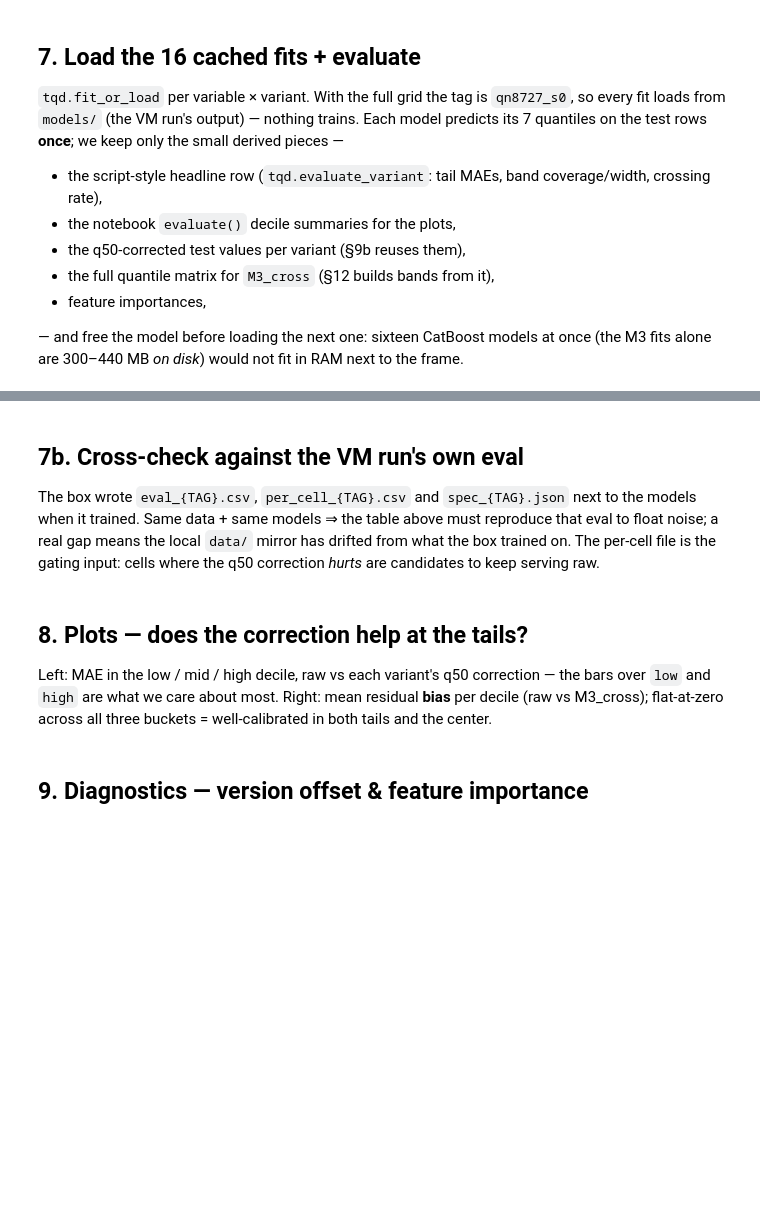
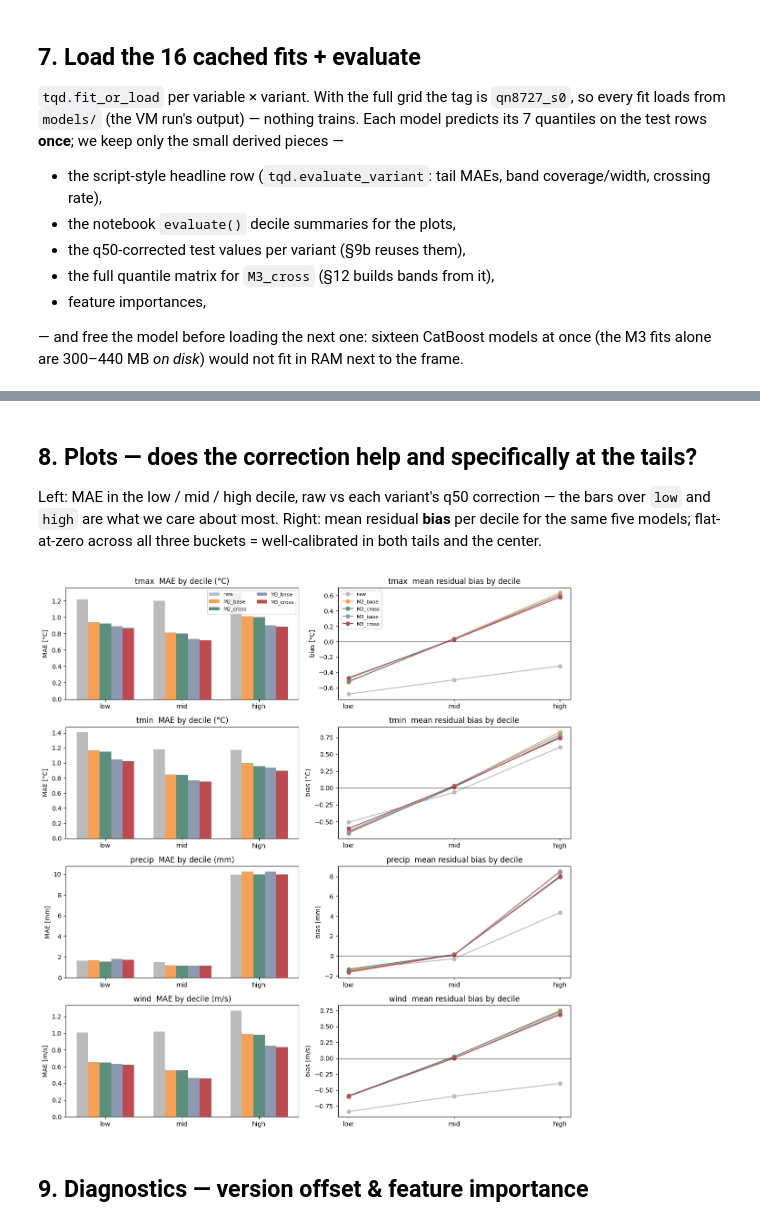
Before and after one commit to theitush/WeatherBaseline, a Jupyter notebook: scripts/bias_study/ml_debias.ipynb, the cells around one changed output, grey strips where cells are left out. Drawn from its saved outputs; the diff is of its cells as text; code cells hidden in the pictures; blank space fills up the shorter version.

```diff
--- a/scripts/bias_study/ml_debias.ipynb
+++ b/scripts/bias_study/ml_debias.ipynb
@@ -193,11 +230,12 @@ the frame.
 RETRAIN = False    # True = refit even where a cached .cbm exists (slow!)
 TAG = f'qn{df.key.nunique()}_s{SEED}'
 print(f'tag: {TAG}')
+LO90, HI90 = tqd.BANDS['90']   # q05/q95 column indices in the (n, 7) quantile matrix
 
 results = {}         # results[var]['raw' | variant] = evaluate() decile summary
 headline_rows = []   # script-style rows from tqd.evaluate_variant
 q50_corrected = {}   # q50_corrected[var][variant] = corrected test values (float32)
-band_preds = {}      # band_preds[var] = M3_cross (n_test, 7) quantile matrix (float32)
+band_preds = {}      # band_preds[var][variant] = sorted (n_test, 2) [q05, q95] float32
 importances = {}     # importances[(var, variant)] = feature-importance Series
 test_by_var = {}     # per-var test frame, reused by §9b/§12
 
@@ -209,7 +247,7 @@ for var in VARS:
     keep_cols = list(dict.fromkeys(
         feature_cols(var_name, with_cell=True, with_cross=True)
         + [era5_col(var_name), f'bias_{var_name}', f'dec_{var_name}',
-           f'dec1_{var_name}', 'date', 'season', 'role']))
+           f'dec1_{var_name}', f'fdec_{var_name}', 'date', 'season', 'role']))
     var_df = df.loc[df[f'bias_{var_name}'].notna(), keep_cols]
     train = var_df[var_df.role == 'train']
     val   = var_df[var_df.role == 'val']
@@ -232,9 +270,9 @@ for var in VARS:
         if nonneg:
             corrected = np.clip(corrected, 0, None)
         q50_corrected[var_name][variant] = corrected.astype(np.float32)
-        if variant == 'M3_cross':
-            band_preds[var_name] = quantile_preds.astype(np.float32)
-        del model, quantile_preds, corrected
+        band_sorted = np.sort(quantile_preds, axis=1)          # sort cols -> no crossing
+        band_preds.setdefault(var_name, {})[variant] = band_sorted[:, [LO90, HI90]].astype(np.float32)
+        del model, quantile_preds, corrected, band_sorted
         gc.collect()                    # the big M3 fits must not stack up
     test_by_var[var_name] = test
     del var_df, train, val
@@ -251,9 +306,0 @@ print(headline[column_order].round(3).to_string(index=False))
-# %% [markdown]
-## 7b. Cross-check against the VM run's own eval
-
-The box wrote `eval_{TAG}.csv`, `per_cell_{TAG}.csv` and `spec_{TAG}.json` next
-to the models when it trained. Same data + same models ⇒ the table above must
-reproduce that eval to float noise; a real gap means the local `data/` mirror
-has drifted from what the box trained on. The per-cell file is the gating
-input: cells where the q50 correction *hurts* are candidates to keep serving
-raw.
@@ -293,34 +307,35 @@ else:
 # %% [markdown]
-## 8. Plots — does the correction help **at the tails**?
+## 8. Plots — does the correction help and specifically **at the tails**?
 
 Left: MAE in the low / mid / high decile, raw vs each variant's q50 correction
 — the bars over `low` and `high` are what we care about most. Right: mean
-residual **bias** per decile (raw vs M3_cross); flat-at-zero across all three
-buckets = well-calibrated in both tails and the center.
+residual **bias** per decile for the same five models; flat-at-zero across all
+three buckets = well-calibrated in both tails and the center.
 # %%
 deciles = ['low', 'mid', 'high']
-model_names = ['raw', 'M2_base', 'M2_cross', 'M3_base', 'M3_cross']
-colors = {'raw': '#bbb', 'M2_base': '#f4a259', 'M2_cross': '#5b8e7d',
-          'M3_base': '#8d99ae', 'M3_cross': '#bc4b51'}
+model_names = list(MODEL_COLORS)                    # raw + the four variants
 fig, axes = plt.subplots(len(VARS), 2, figsize=(12, 3.1*len(VARS)))
 for var_idx, var in enumerate(VARS):
     var_name, unit = var['name'], var['unit']
     ax_mae, ax_bias = axes[var_idx]
     x = np.arange(3); bar_width = 0.15
     for model_idx, model_name in enumerate(model_names):
         mae = results[var_name][model_name]['mae']
         ax_mae.bar(x + (model_idx - 2)*bar_width, [mae[d] for d in deciles],
-                   bar_width, label=model_name, color=colors[model_name])
+                   bar_width, label=model_name, color=MODEL_COLORS[model_name])
     ax_mae.set_xticks(x); ax_mae.set_xticklabels(deciles)
     ax_mae.set_title(f'{var_name}  MAE by decile ({unit})'); ax_mae.set_ylabel(f'MAE [{unit}]')
     if var_idx == 0: ax_mae.legend(fontsize=8, ncol=2)
-    for model_name in ['raw', 'M3_cross']:
+    for model_name in model_names:
         bias = results[var_name][model_name]['bias']
-        ax_bias.plot(deciles, [bias[d] for d in deciles], 'o-', label=model_name, color=colors[model_name])
+        ax_bias.plot(deciles, [bias[d] for d in deciles], 'o-', label=model_name,
+                     color=MODEL_COLORS[model_name])
     ax_bias.axhline(0, color='k', lw=0.6); ax_bias.set_title(f'{var_name}  mean residual bias by decile')
     ax_bias.set_ylabel(f'bias [{unit}]');
     if var_idx == 0: ax_bias.legend(fontsize=8)
 plt.tight_layout(); plt.show()
+# %% [output]
+[figure, added]
 # %% [markdown]
 ## 9. Diagnostics — version offset & feature importance
 # %%
```
Also changed, not shown: parts of 29 cells of this notebook, 1 other file.
